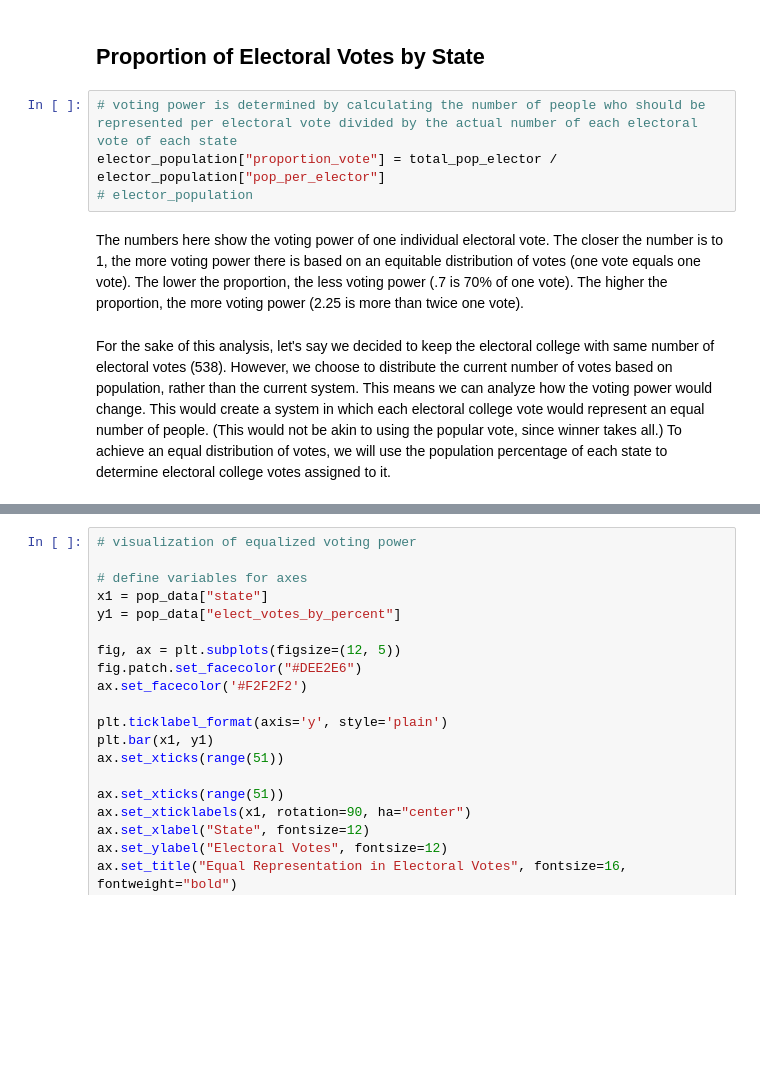
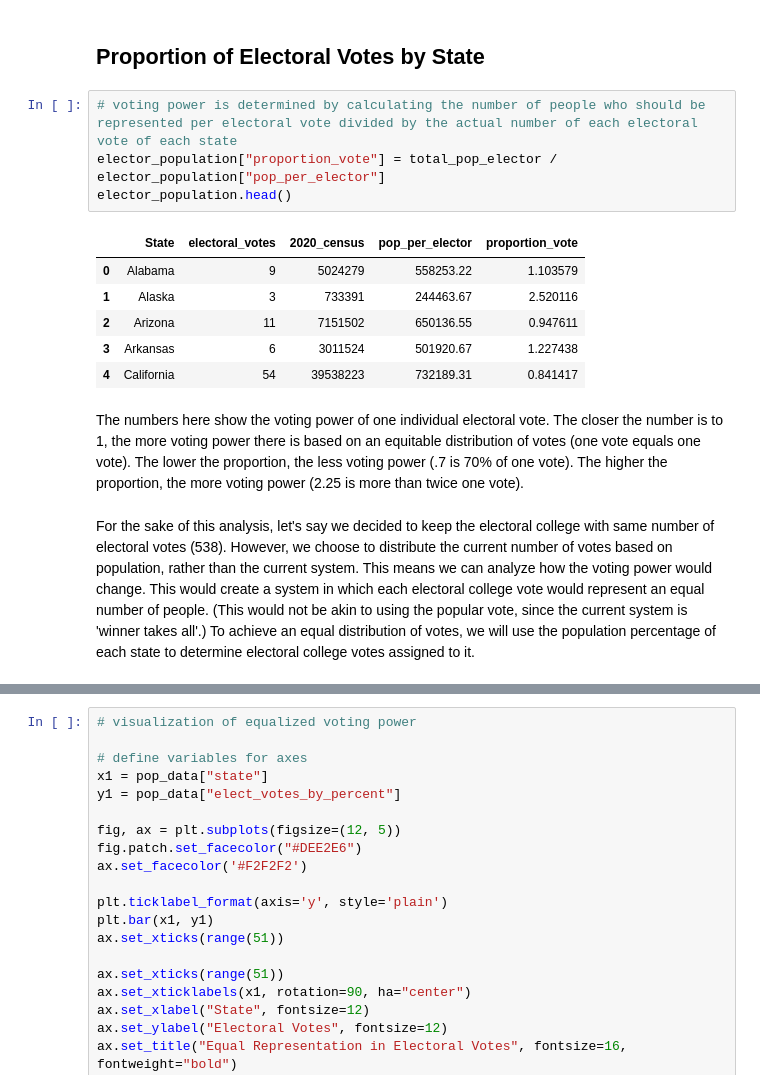
Before and after one commit to eithereal/electoral_college_analysis, a Jupyter notebook: 3_electoral_college_representation.ipynb, the cells around one changed output, grey strips where cells are left out. Saved outputs shown, nothing was run; the diff lists cells and outputs as text; blank space fills up the shorter version.

```diff
--- a/3_electoral_college_representation.ipynb
+++ b/3_electoral_college_representation.ipynb
@@ -212,11 +179,18 @@ These numbers show that in one area, there are only 192,283 people represented b
 # %%
 # voting power is determined by calculating the number of people who should be represented per electoral vote divided by the actual number of each electoral vote of each state
 elector_population["proportion_vote"] = total_pop_elector / elector_population["pop_per_elector"]
-# elector_population
+elector_population.head()
+# %% [output]
+|  | State | electoral_votes | 2020_census | pop_per_elector | proportion_vote |
+| 0 | Alabama | 9 | 5024279 | 558253.22 | 1.103579 |
+| 1 | Alaska | 3 | 733391 | 244463.67 | 2.520116 |
+| 2 | Arizona | 11 | 7151502 | 650136.55 | 0.947611 |
+| 3 | Arkansas | 6 | 3011524 | 501920.67 | 1.227438 |
+| 4 | California | 54 | 39538223 | 732189.31 | 0.841417 |
 # %% [markdown]
 The numbers here show the voting power of one individual electoral vote. The closer the number is to 1, the more voting power there is based on an equitable distribution of votes  (one vote equals one vote). The lower the proportion, the less voting power (.7 is 70% of one vote). The higher the proportion, the more voting power (2.25 is more than twice one vote).
 # %% [markdown]
-For the sake of this analysis, let's say we decided to keep the electoral college with same number of electoral votes (538). However, we choose to distribute the current number of votes based on population, rather than the current system. This means we can analyze how the voting power would change. This would create a system in which each electoral college vote would represent an equal number of people. (This would not be akin to using the popular vote, since winner takes all.) To achieve an equal distribution of votes, we will use the population percentage of each state to determine electoral college votes assigned to it.
+For the sake of this analysis, let's say we decided to keep the electoral college with same number of electoral votes (538). However, we choose to distribute the current number of votes based on population, rather than the current system. This means we can analyze how the voting power would change. This would create a system in which each electoral college vote would represent an equal number of people. (This would not be akin to using the popular vote, since the current system is 'winner takes all'.) To achieve an equal distribution of votes, we will use the population percentage of each state to determine electoral college votes assigned to it.
 # %%
 # create a column in the population data table to show what the electoral votes should be based on for equal distribution
 
```
Also changed, not shown: parts of 8 cells of this notebook, 3 other files.
